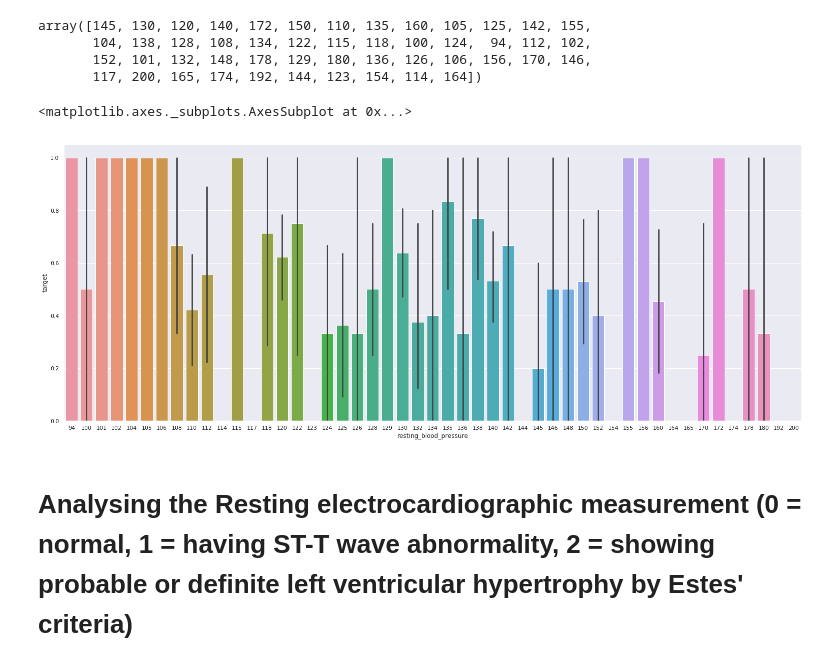
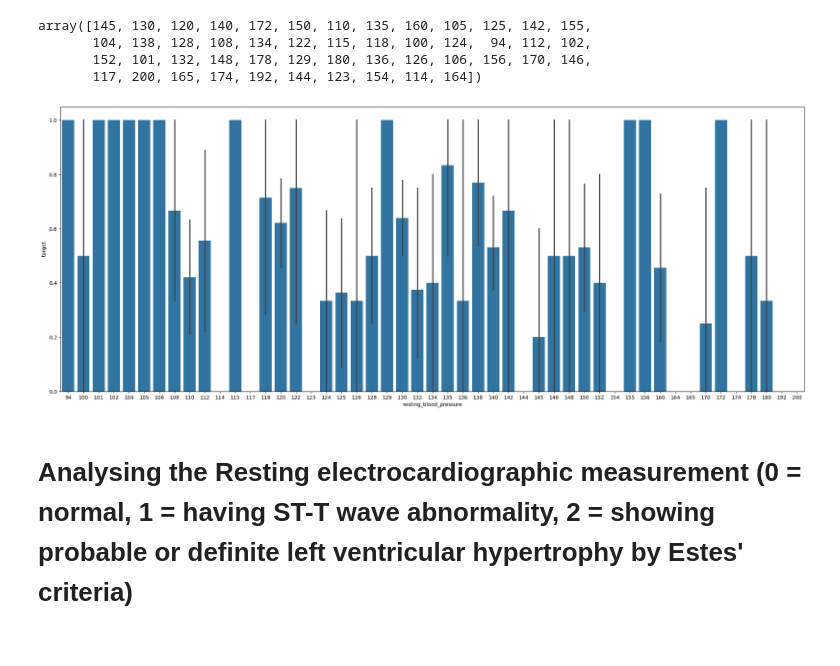
Before and after one commit to star975/curly-meme, a Jupyter notebook: heart_Disease.ipynb, the cells around one changed output. Saved outputs shown, nothing was run; the diff lists cells and outputs as text; code cells hidden in the pictures.

```diff
--- a/heart_Disease.ipynb
+++ b/heart_Disease.ipynb
@@ -374,10 +374,10 @@ array([145, 130, 120, 140, 172, 150, 110, 135, 160, 105, 125, 142, 155,
        117, 200, 165, 174, 192, 144, 123, 154, 114, 164])
 # %%
 plt.figure(figsize=(26, 10))
-sns.barplot(data["resting_blood_pressure"],y)
+sns.barplot(x=data["resting_blood_pressure"], y=y) # now passing them by name
+plt.show()
 # %% [output]
-<matplotlib.axes._subplots.AxesSubplot at 0x...>
-[figure, old version]
+[figure, new version]
 # %% [markdown]
 # Analysing the Resting electrocardiographic measurement (0 = normal, 1 = having ST-T wave abnormality, 2 = showing probable or definite left ventricular hypertrophy by Estes' criteria)
 # %%
```
Also changed, not shown: parts of 44 cells of this notebook.
